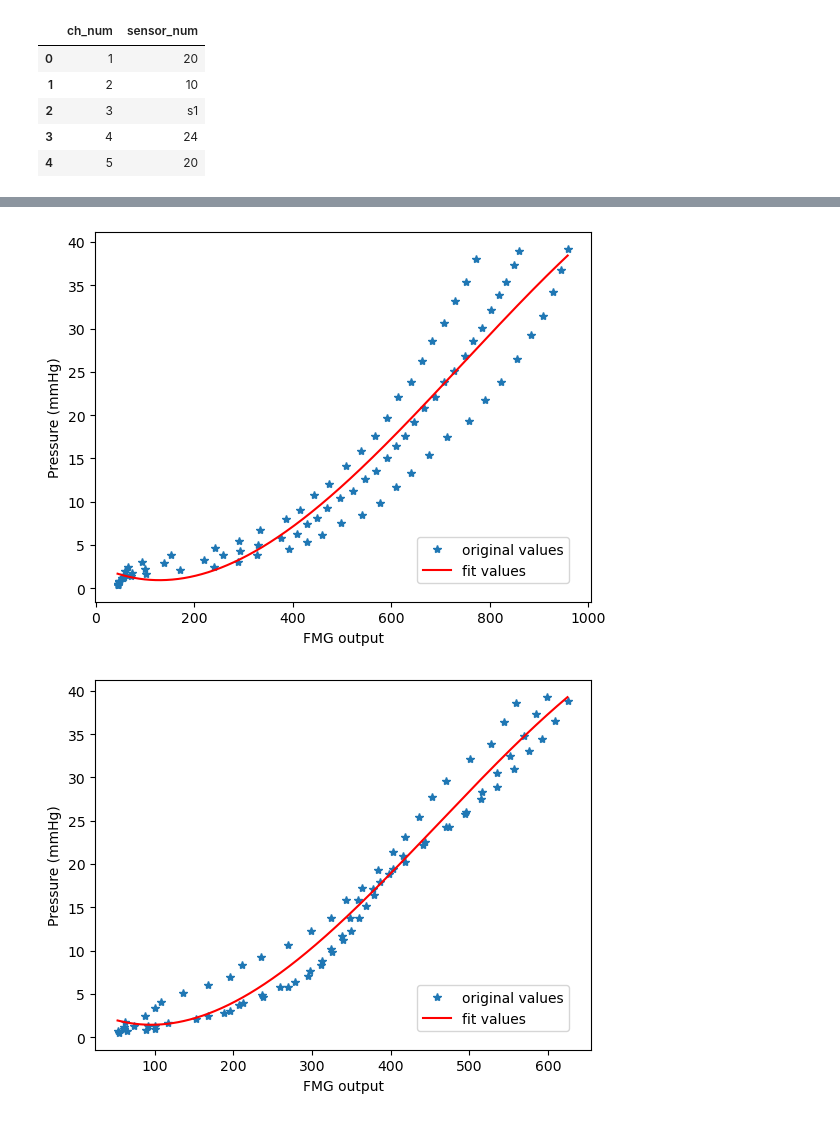
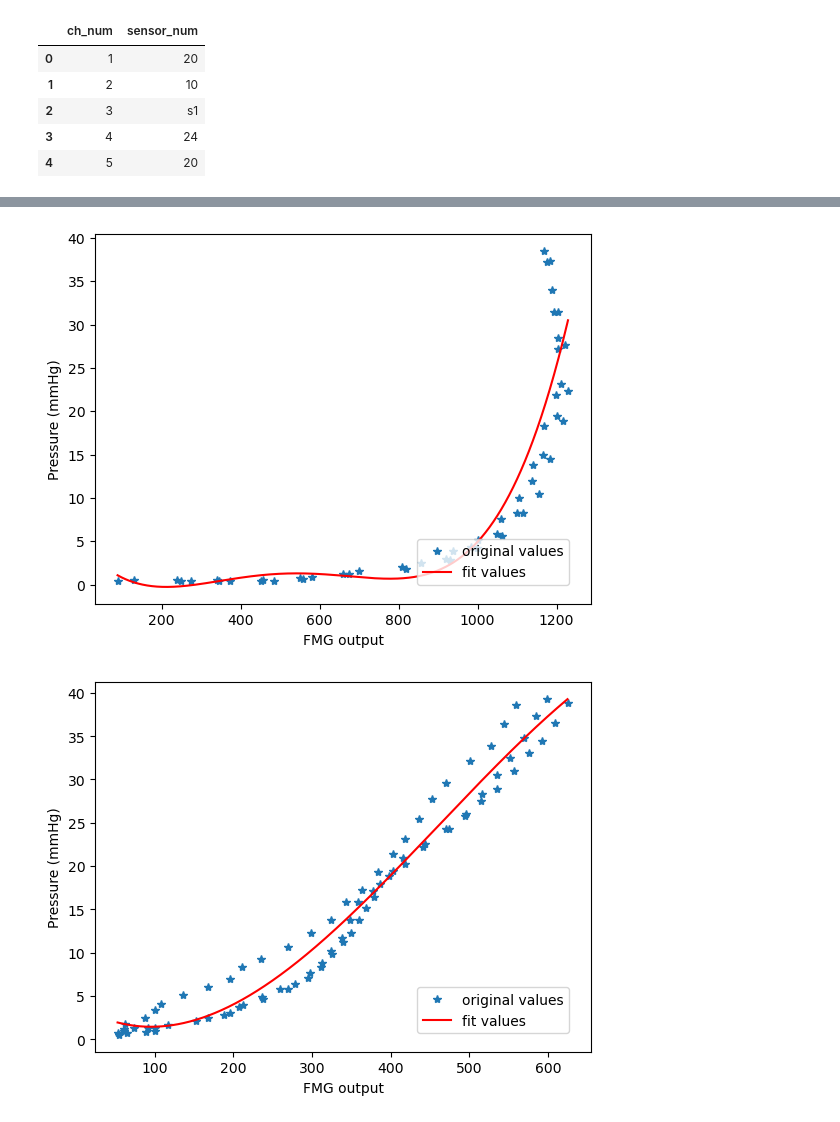
Before and after one commit to WynminMark/FMG_classification, a Jupyter notebook: process_FMG.ipynb, the cells around one changed output, grey strips where cells are left out. Saved outputs shown, nothing was run; the diff lists cells and outputs as text; code cells hidden in the pictures.

```diff
--- a/process_FMG.ipynb
+++ b/process_FMG.ipynb
@@ -25,11 +25,11 @@ ch_sensor_df
 初始化class并处理FMG数据获得校准曲线
 '''
 """ch1"""
-folder_path = r"E:\Data\WearabelLabBugDataset\7mm_s1+s2"
+folder_path = r"E:\Data\WearabelLabBugDataset\20240106校准_电极层25微米_离子膜38微米\8mm"
 # 输入校准数据的路径，通道数
-sensor1 = FMG2pressure(1, 0, ex1 = [folder_path + "\\" + "1-1.db", folder_path + "\\" + "1-1.txt"],
-                             ex2 = [folder_path + "\\" + "1-2.db", folder_path + "\\" + "1-2.txt"],
-                             ex3 = [folder_path + "\\" + "1-3.db", folder_path + "\\" + "1-3.txt"])
+sensor1 = FMG2pressure(1, 0, ex1 = [folder_path + "\\" + "2-1.db", folder_path + "\\" + "2-1.txt"],
+                             ex2 = [folder_path + "\\" + "2-2.db", folder_path + "\\" + "2-2.txt"],
+                             ex3 = [folder_path + "\\" + "2-3.db", folder_path + "\\" + "2-3.txt"])
 # 显示校准测试的结果，获得多项式拟合曲线
-sensor1.get_fit_curve()
+sensor1.get_fit_curve(deg=5)
 # %% [output]
@@ -36,4 +45,4 @@ sensor1.get_fit_curve()
-[figure, old version]
+[figure, new version]
 # %%
 '''
 初始化class并处理FMG数据获得校准曲线
```
Also changed, not shown: parts of 1 cell of this notebook, 1 other file.
